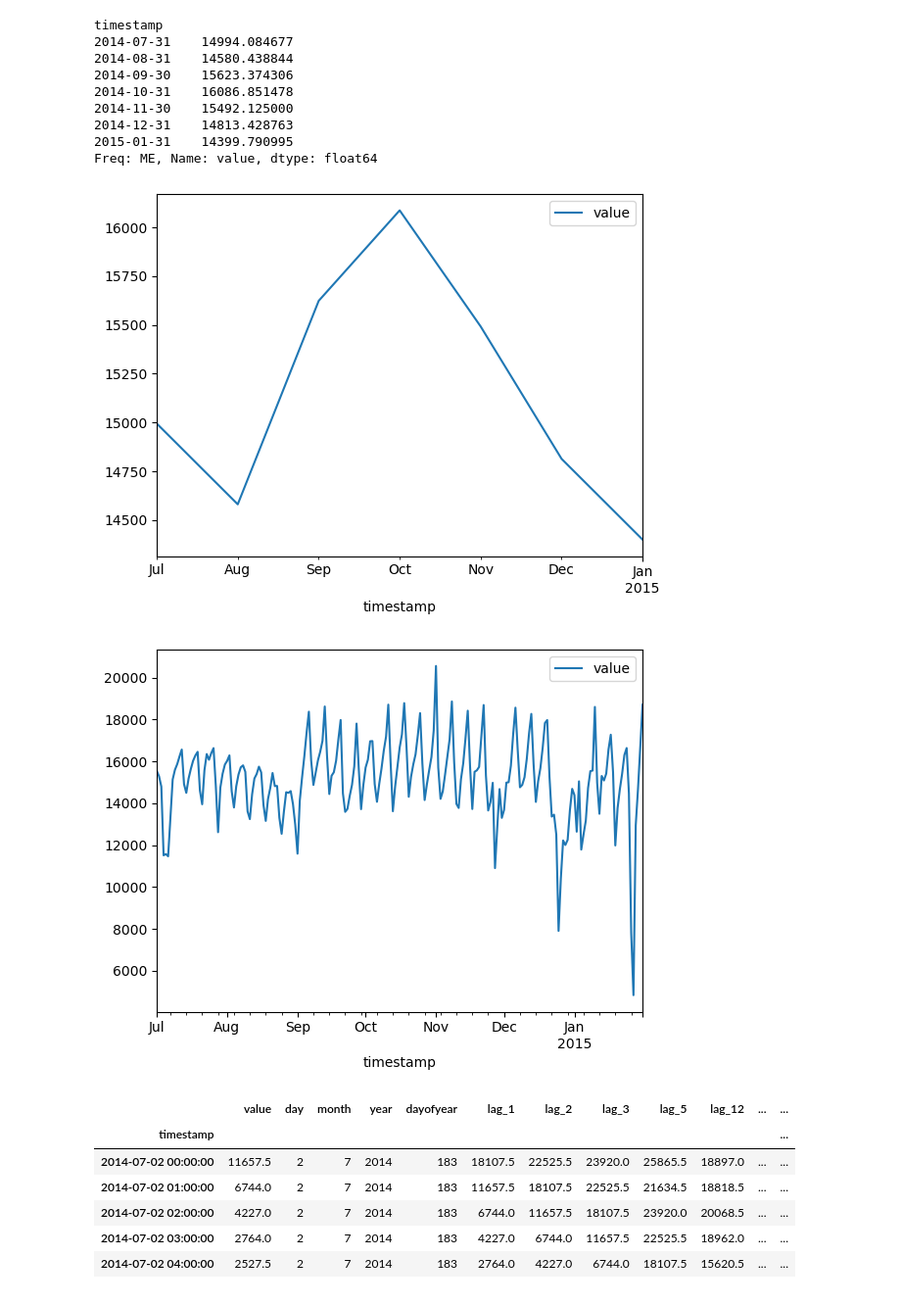
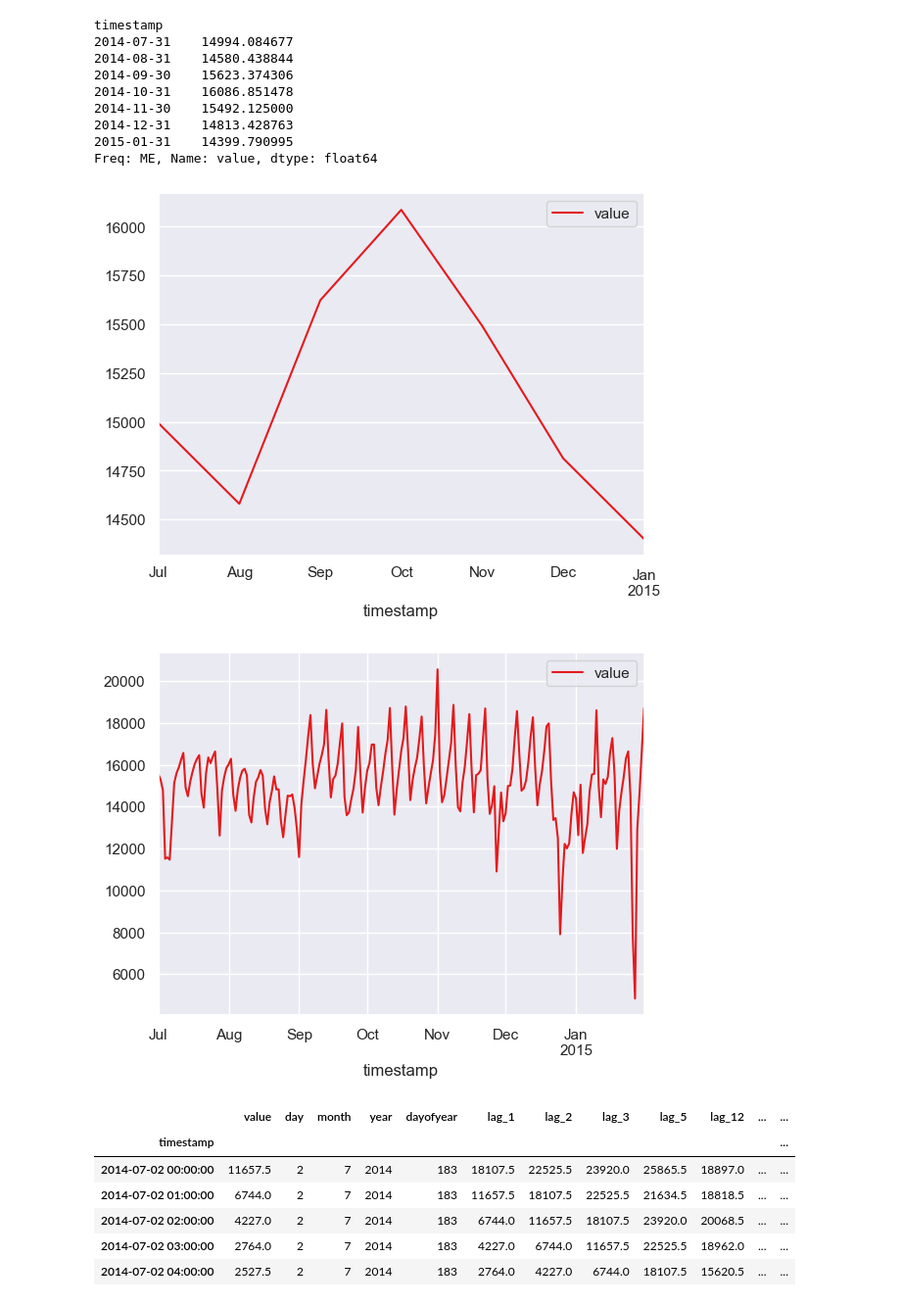
Before and after one commit to iamblack08/anomaly-detection, a Jupyter notebook: main.ipynb, the cells around one changed output. Shown at 98% size. Drawn from its saved outputs; the diff is of its cells as text; code cells hidden in the pictures.

```diff
--- a/main.ipynb
+++ b/main.ipynb
@@ -6,6 +6,8 @@ import seaborn as sns
 from sklearn.preprocessing import StandardScaler
 from sklearn.ensemble import IsolationForest
 from sklearn.decomposition import PCA
+# %%
+sns.set_theme(context='notebook',style='darkgrid',palette='Set1')
 # %%
 df= pd.read_csv(r'dataset\realKnownCause\realKnownCause\nyc_taxi.csv')
 # %%
@@ -61,14 +63,14 @@ hourly= hourly.asfreq('h')
 daily= daily.asfreq('D')
 monthly= monthly.asfreq('ME')
 # %%
-monthly.plot()
-daily.plot()
+monthly.plot(label='values by monty')
+daily.plot(label= 'values daily')
 
 
 plt.show()
 # %% [output]
-[figure, old version]
+[figure, new version]
-[figure, old version]
+[figure, new version]
 # %%
 def feature_engineering(data, frequency=str):
   data['day']= data.index.day
```
Also changed, not shown: parts of 25 cells of this notebook.
